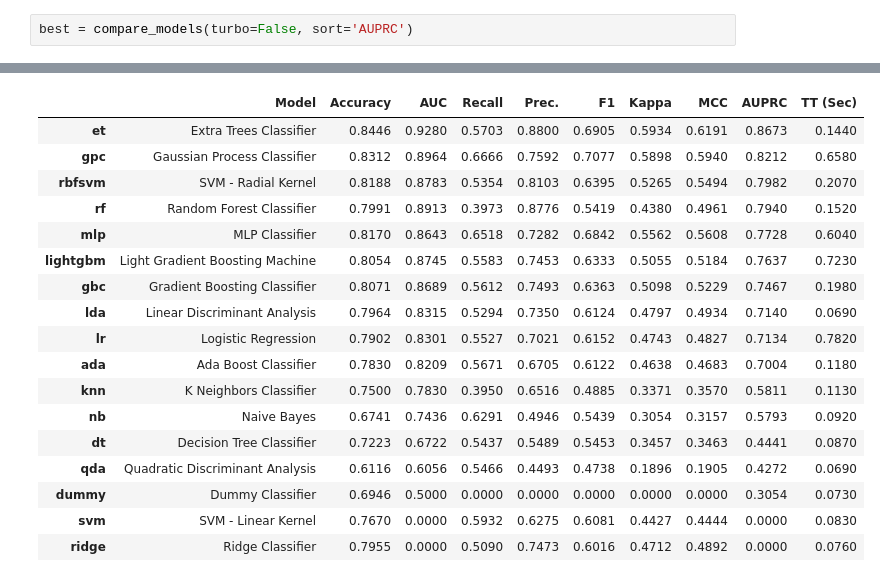
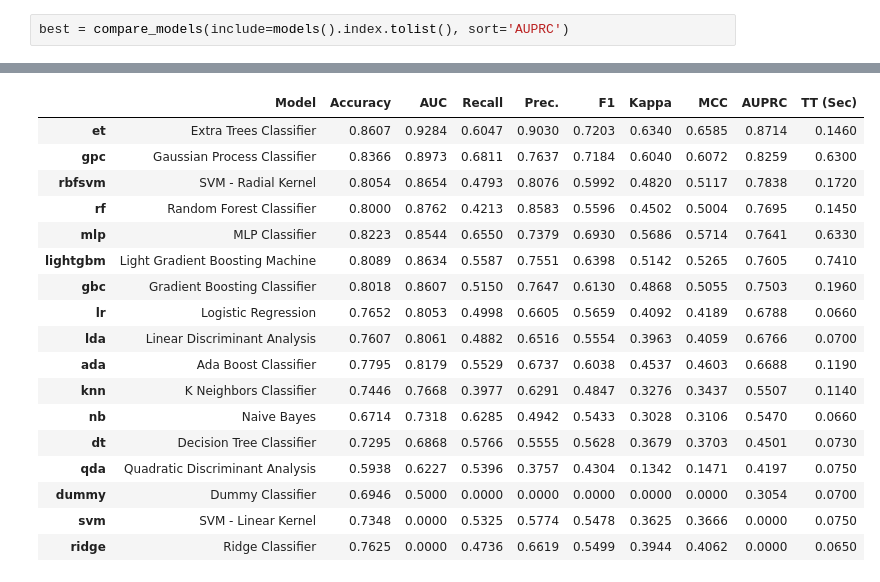
Before and after one commit to jzmujdzin/ml2-proj, a Jupyter notebook: classification_modelling.ipynb, the cells around one changed output, grey strips where cells are left out. Saved outputs shown, nothing was run; the diff lists cells and outputs as text.

```diff
--- a/classification_modelling.ipynb
+++ b/classification_modelling.ipynb
@@ -35,25 +55,25 @@ Multiclass                                                        True
 Custom                                                            True
 Name: auprc, dtype: object
 # %%
-best = compare_models(turbo=False, sort='AUPRC')
+best = compare_models(include=models().index.tolist(), sort='AUPRC')
 # %% [output]
 [interactive output not drawn]
 |  | Model | Accuracy | AUC | Recall | Prec. | F1 | Kappa | MCC | AUPRC | TT (Sec) |
-| et | Extra Trees Classifier | 0.8446 | 0.9280 | 0.5703 | 0.8800 | 0.6905 | 0.5934 | 0.6191 | 0.8673 | 0.1440 |
-| gpc | Gaussian Process Classifier | 0.8312 | 0.8964 | 0.6666 | 0.7592 | 0.7077 | 0.5898 | 0.5940 | 0.8212 | 0.6580 |
-| rbfsvm | SVM - Radial Kernel | 0.8188 | 0.8783 | 0.5354 | 0.8103 | 0.6395 | 0.5265 | 0.5494 | 0.7982 | 0.2070 |
-| rf | Random Forest Classifier | 0.7991 | 0.8913 | 0.3973 | 0.8776 | 0.5419 | 0.4380 | 0.4961 | 0.7940 | 0.1520 |
-| mlp | MLP Classifier | 0.8170 | 0.8643 | 0.6518 | 0.7282 | 0.6842 | 0.5562 | 0.5608 | 0.7728 | 0.6040 |
-| lightgbm | Light Gradient Boosting Machine | 0.8054 | 0.8745 | 0.5583 | 0.7453 | 0.6333 | 0.5055 | 0.5184 | 0.7637 | 0.7230 |
-| gbc | Gradient Boosting Classifier | 0.8071 | 0.8689 | 0.5612 | 0.7493 | 0.6363 | 0.5098 | 0.5229 | 0.7467 | 0.1980 |
-| lda | Linear Discriminant Analysis | 0.7964 | 0.8315 | 0.5294 | 0.7350 | 0.6124 | 0.4797 | 0.4934 | 0.7140 | 0.0690 |
-| lr | Logistic Regression | 0.7902 | 0.8301 | 0.5527 | 0.7021 | 0.6152 | 0.4743 | 0.4827 | 0.7134 | 0.7820 |
-| ada | Ada Boost Classifier | 0.7830 | 0.8209 | 0.5671 | 0.6705 | 0.6122 | 0.4638 | 0.4683 | 0.7004 | 0.1180 |
-| knn | K Neighbors Classifier | 0.7500 | 0.7830 | 0.3950 | 0.6516 | 0.4885 | 0.3371 | 0.3570 | 0.5811 | 0.1130 |
-| nb | Naive Bayes | 0.6741 | 0.7436 | 0.6291 | 0.4946 | 0.5439 | 0.3054 | 0.3157 | 0.5793 | 0.0920 |
-| dt | Decision Tree Classifier | 0.7223 | 0.6722 | 0.5437 | 0.5489 | 0.5453 | 0.3457 | 0.3463 | 0.4441 | 0.0870 |
-| qda | Quadratic Discriminant Analysis | 0.6116 | 0.6056 | 0.5466 | 0.4493 | 0.4738 | 0.1896 | 0.1905 | 0.4272 | 0.0690 |
-| dummy | Dummy Classifier | 0.6946 | 0.5000 | 0.0000 | 0.0000 | 0.0000 | 0.0000 | 0.0000 | 0.3054 | 0.0730 |
-| svm | SVM - Linear Kernel | 0.7670 | 0.0000 | 0.5932 | 0.6275 | 0.6081 | 0.4427 | 0.4444 | 0.0000 | 0.0830 |
-| ridge | Ridge Classifier | 0.7955 | 0.0000 | 0.5090 | 0.7473 | 0.6016 | 0.4712 | 0.4892 | 0.0000 | 0.0760 |
+| et | Extra Trees Classifier | 0.8607 | 0.9284 | 0.6047 | 0.9030 | 0.7203 | 0.6340 | 0.6585 | 0.8714 | 0.1460 |
+| gpc | Gaussian Process Classifier | 0.8366 | 0.8973 | 0.6811 | 0.7637 | 0.7184 | 0.6040 | 0.6072 | 0.8259 | 0.6300 |
+| rbfsvm | SVM - Radial Kernel | 0.8054 | 0.8654 | 0.4793 | 0.8076 | 0.5992 | 0.4820 | 0.5117 | 0.7838 | 0.1720 |
+| rf | Random Forest Classifier | 0.8000 | 0.8762 | 0.4213 | 0.8583 | 0.5596 | 0.4502 | 0.5004 | 0.7695 | 0.1450 |
+| mlp | MLP Classifier | 0.8223 | 0.8544 | 0.6550 | 0.7379 | 0.6930 | 0.5686 | 0.5714 | 0.7641 | 0.6330 |
+| lightgbm | Light Gradient Boosting Machine | 0.8089 | 0.8634 | 0.5587 | 0.7551 | 0.6398 | 0.5142 | 0.5265 | 0.7605 | 0.7410 |
+| gbc | Gradient Boosting Classifier | 0.8018 | 0.8607 | 0.5150 | 0.7647 | 0.6130 | 0.4868 | 0.5055 | 0.7503 | 0.1960 |
+| lr | Logistic Regression | 0.7652 | 0.8053 | 0.4998 | 0.6605 | 0.5659 | 0.4092 | 0.4189 | 0.6788 | 0.0660 |
+| lda | Linear Discriminant Analysis | 0.7607 | 0.8061 | 0.4882 | 0.6516 | 0.5554 | 0.3963 | 0.4059 | 0.6766 | 0.0700 |
+| ada | Ada Boost Classifier | 0.7795 | 0.8179 | 0.5529 | 0.6737 | 0.6038 | 0.4537 | 0.4603 | 0.6688 | 0.1190 |
+| knn | K Neighbors Classifier | 0.7446 | 0.7668 | 0.3977 | 0.6291 | 0.4847 | 0.3276 | 0.3437 | 0.5507 | 0.1140 |
+| nb | Naive Bayes | 0.6714 | 0.7318 | 0.6285 | 0.4942 | 0.5433 | 0.3028 | 0.3106 | 0.5470 | 0.0660 |
+| dt | Decision Tree Classifier | 0.7295 | 0.6868 | 0.5766 | 0.5555 | 0.5628 | 0.3679 | 0.3703 | 0.4501 | 0.0730 |
+| qda | Quadratic Discriminant Analysis | 0.5938 | 0.6227 | 0.5396 | 0.3757 | 0.4304 | 0.1342 | 0.1471 | 0.4197 | 0.0750 |
+| dummy | Dummy Classifier | 0.6946 | 0.5000 | 0.0000 | 0.0000 | 0.0000 | 0.0000 | 0.0000 | 0.3054 | 0.0700 |
+| svm | SVM - Linear Kernel | 0.7348 | 0.0000 | 0.5325 | 0.5774 | 0.5478 | 0.3625 | 0.3666 | 0.0000 | 0.0750 |
+| ridge | Ridge Classifier | 0.7625 | 0.0000 | 0.4736 | 0.6619 | 0.5499 | 0.3944 | 0.4062 | 0.0000 | 0.0650 |
 [interactive output not drawn]
```
Also changed, not shown: parts of 10 cells of this notebook, 3 other files.
